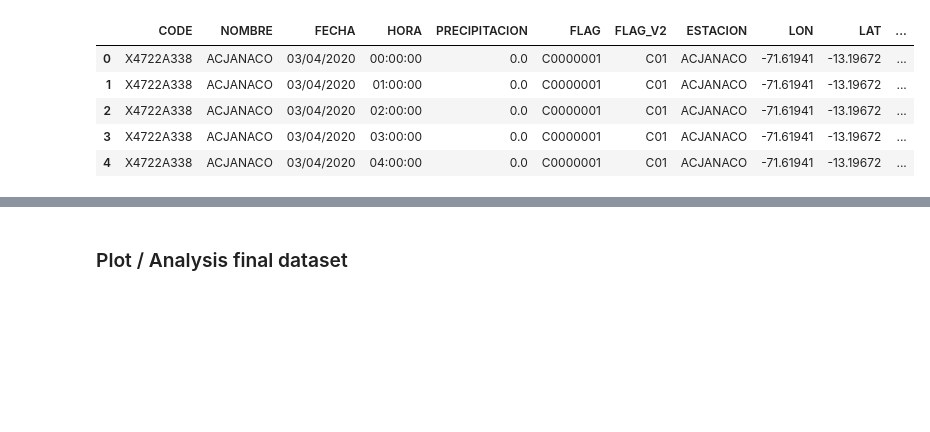
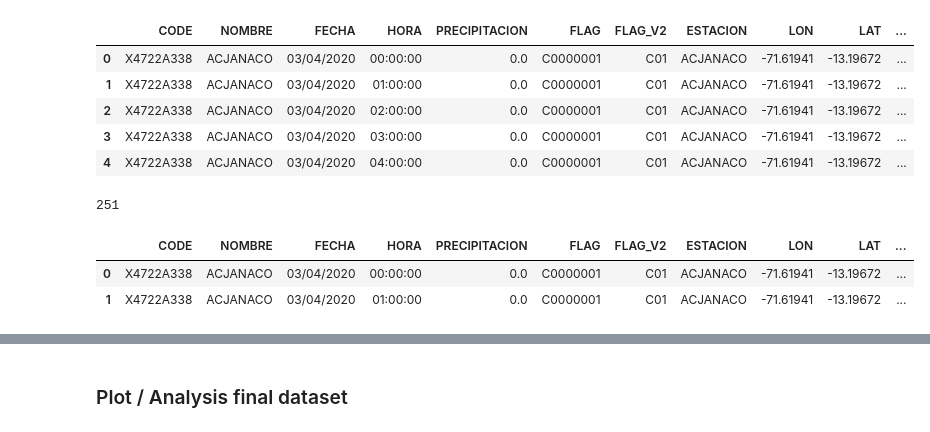
Before and after one commit to ShounenGakusei/Tesis2-DiegoParedes, a Jupyter notebook: notebooks/02_clean/04_cleaning_rules_decisions.ipynb, the cells around one changed output, grey strips where cells are left out. Drawn from its saved outputs; the diff is of its cells as text; code cells hidden in the pictures; blank space fills up the shorter version.

Commit message:
clean : Done Refactor

```diff
--- a/notebooks/02_clean/04_cleaning_rules_decisions.ipynb
+++ b/notebooks/02_clean/04_cleaning_rules_decisions.ipynb
@@ -33,7 +64,7 @@ set_seed(cfg.seed)
 ### Read Data
 # %%
 # Read the precipitation dataset
-df = pd.read_csv(cfg.paths.project_root / clean_cfg.input_data_path, index_col=0)
+df = pd.read_csv(cfg.paths.project_root / cfg.paths.data.interim/clean_cfg.input_data, index_col=0)
 df.head()
 # %% [output]
 |  | CODE | NOMBRE | FECHA | HORA | PRECIPITACION | FLAG | FLAG_V2 | ESTACION | LON | LAT | ... |
@@ -42,9 +73,21 @@ df.head()
 | 2 | X4722A338 | ACJANACO | 03/04/2020 | 02:00:00 | 0.0 | C0000001 | C01 | ACJANACO | -71.61941 | -13.19672 | ... |
 | 3 | X4722A338 | ACJANACO | 03/04/2020 | 03:00:00 | 0.0 | C0000001 | C01 | ACJANACO | -71.61941 | -13.19672 | ... |
 | 4 | X4722A338 | ACJANACO | 03/04/2020 | 04:00:00 | 0.0 | C0000001 | C01 | ACJANACO | -71.61941 | -13.19672 | ... |
+# %%
+df["_FECHA_HORA"] = pd.to_datetime(
+    df["FECHA"].astype(str) + " " + df["HORA"].astype(str),
+    format="%d/%m/%Y %H:%M:%S",
+    errors="coerce"
+)
 # %%
 # Marcar flags (MISSING_GOES): 1 si falta, 0 si existe
 fechas_faltantes = comprobar_frames(cfg, df)
+df['_MISSING_GOES'] = 0
+df = changeOrigenStation(cfg, df)
 
-print('Fechas faltantes: ', len(fechas_faltantes))
 df.head(2)
+# %% [output]
+251
+|  | CODE | NOMBRE | FECHA | HORA | PRECIPITACION | FLAG | FLAG_V2 | ESTACION | LON | LAT | ... |
+| 0 | X4722A338 | ACJANACO | 03/04/2020 | 00:00:00 | 0.0 | C0000001 | C01 | ACJANACO | -71.61941 | -13.19672 | ... |
+| 1 | X4722A338 | ACJANACO | 03/04/2020 | 01:00:00 | 0.0 | C0000001 | C01 | ACJANACO | -71.61941 | -13.19672 | ... |
```
Also changed, not shown: parts of 14 cells of this notebook, 14 other files.
